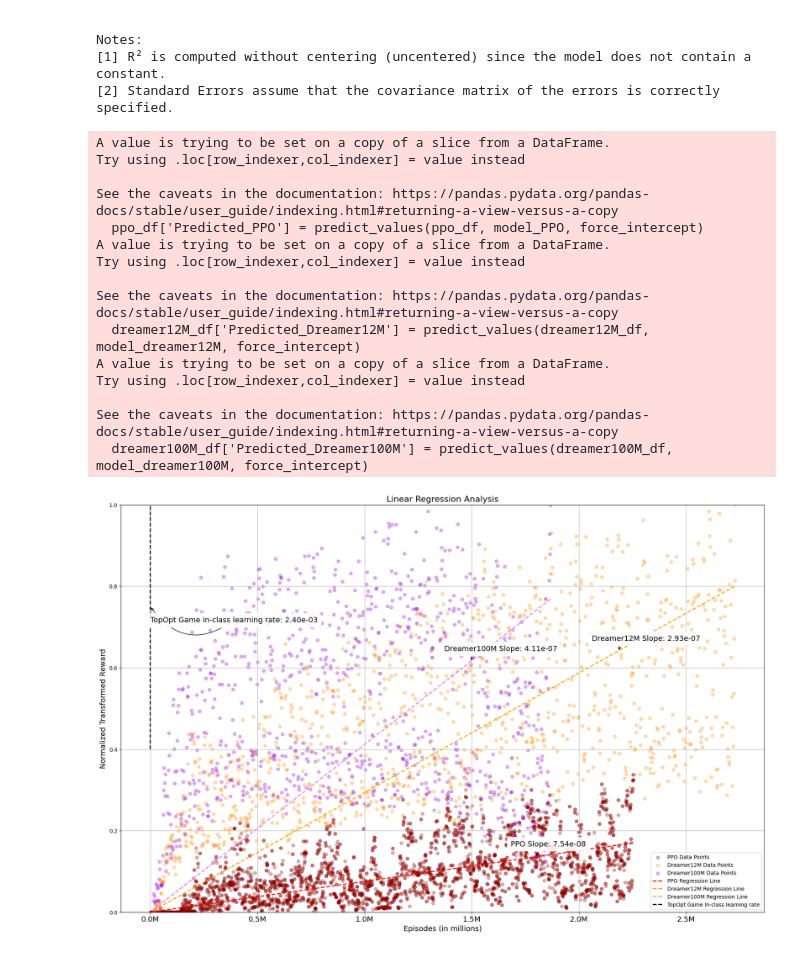
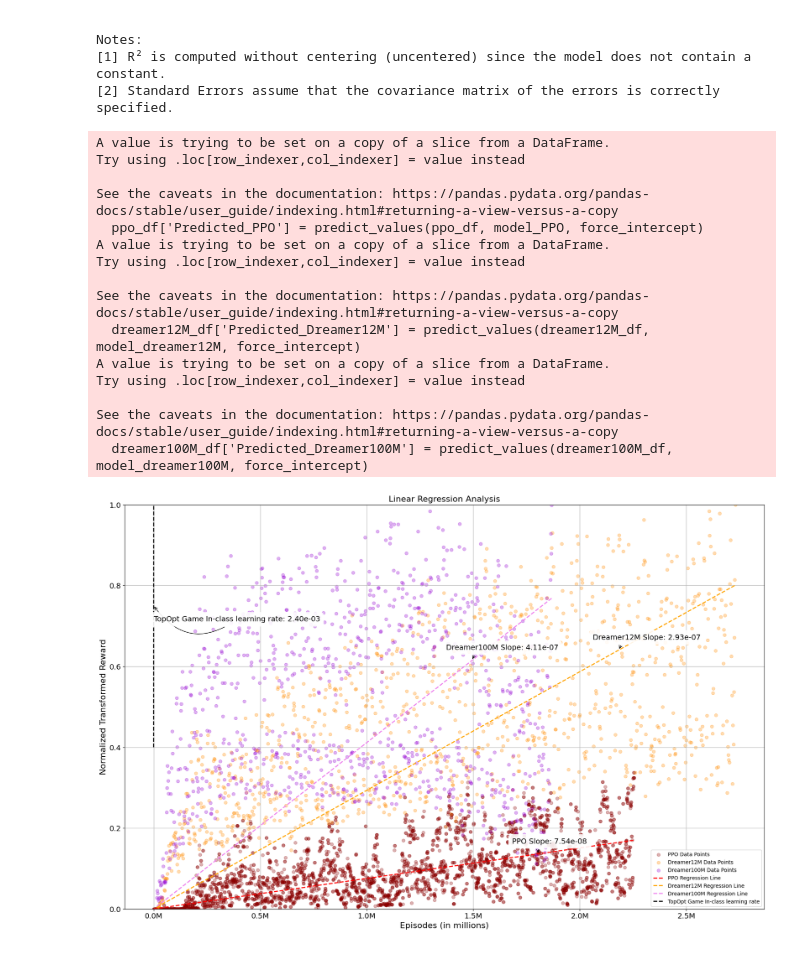
Before and after one commit to ThomasRochefortB/sogym, a Jupyter notebook: postprocess.ipynb, the cells around one changed output. Drawn from its saved outputs; the diff is of its cells as text; code cells hidden in the pictures.

```diff
--- a/postprocess.ipynb
+++ b/postprocess.ipynb
@@ -282,34 +282,35 @@ plt.annotate(f'TopOpt Game In-class learning rate: {paper_slope:.2e}', xy=(x_pos
              bbox=dict(boxstyle="round,pad=0.5", facecolor='white', edgecolor='none', alpha=0.9))
 
 plt.title('Linear Regression Analysis', fontsize=16)
-plt.xlabel('Episodes (in millions)', fontsize=14)
-plt.ylabel('Normalized Transformed Reward', fontsize=14)
+plt.xlabel('Episodes (in millions)', fontsize=16)
+plt.ylabel('Normalized Transformed Reward', fontsize=16)
 
 # Set y-axis limits from 0.0 to 1.0
 plt.ylim(0.0, 1.0)
 
 plt.legend(fontsize=10)
 plt.grid()
+plt.yticks(fontsize=14)
 
 # Get current x-axis ticks and convert them to millions
 current_ticks = plt.gca().get_xticks()
 plt.gca().set_xticklabels([f'{x/1_000_000:.1f}M' for x in current_ticks], fontsize=14)
 plt.savefig('plot.png', dpi=300, bbox_inches='tight', pad_inches=0.1)
 plt.show()
 # %% [output]
 A value is trying to be set on a copy of a slice from a DataFrame.
 Try using .loc[row_indexer,col_indexer] = value instead
 
 See the caveats in the documentation: https://pandas.pydata.org/pandas-docs/stable/user_guide/indexing.html#returning-a-view-versus-a-copy
   ppo_df['Predicted_PPO'] = predict_values(ppo_df, model_PPO, force_intercept)
 A value is trying to be set on a copy of a slice from a DataFrame.
 Try using .loc[row_indexer,col_indexer] = value instead
 
 See the caveats in the documentation: https://pandas.pydata.org/pandas-docs/stable/user_guide/indexing.html#returning-a-view-versus-a-copy
   dreamer12M_df['Predicted_Dreamer12M'] = predict_values(dreamer12M_df, model_dreamer12M, force_intercept)
 A value is trying to be set on a copy of a slice from a DataFrame.
 Try using .loc[row_indexer,col_indexer] = value instead
 
 See the caveats in the documentation: https://pandas.pydata.org/pandas-docs/stable/user_guide/indexing.html#returning-a-view-versus-a-copy
   dreamer100M_df['Predicted_Dreamer100M'] = predict_values(dreamer100M_df, model_dreamer100M, force_intercept)
-[figure, old version]
+[figure, new version]
```
